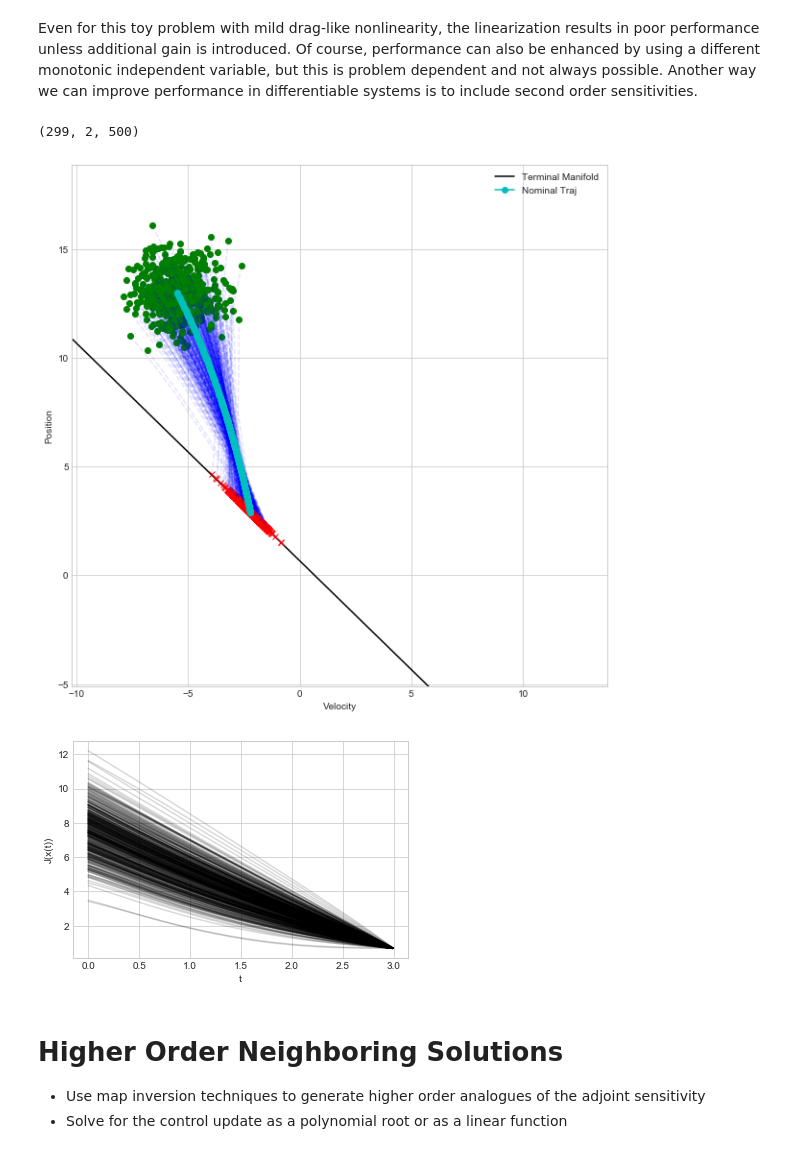
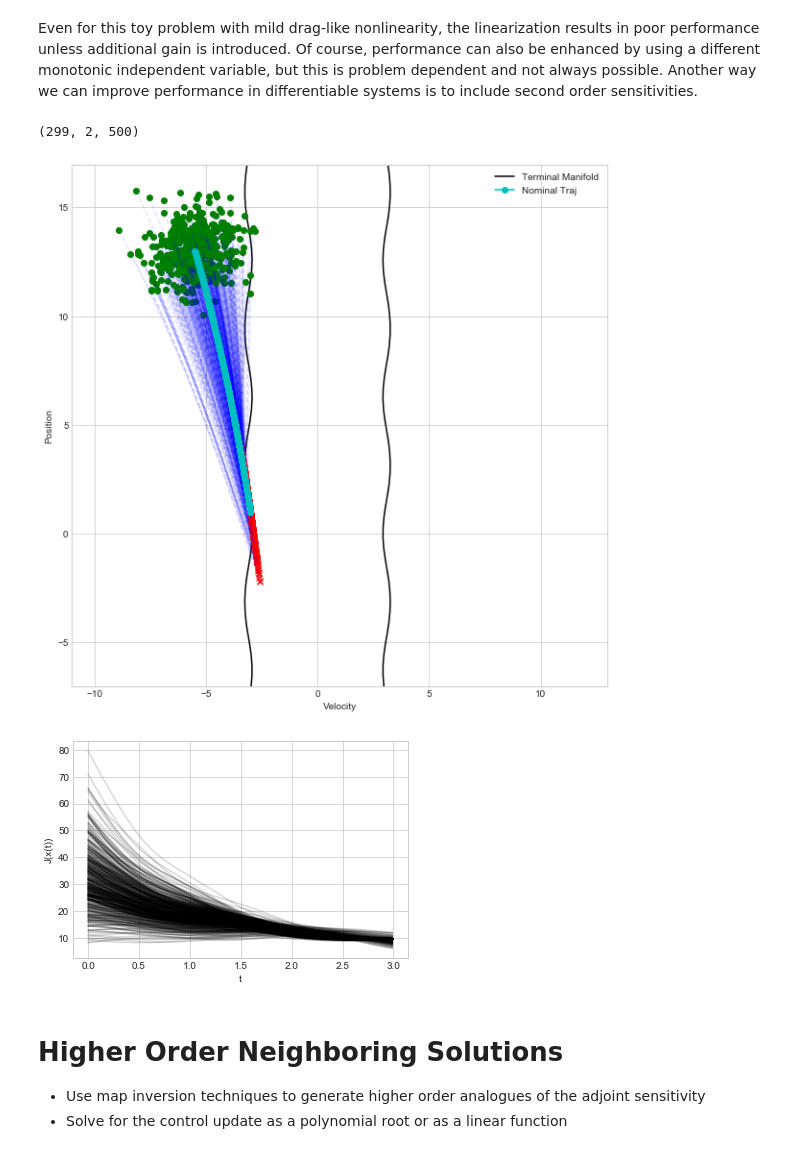
Before and after one commit to CDNoyes/EDL-Py, a Jupyter notebook: Sensitivity.ipynb, the cells around one changed output. Drawn from its saved outputs; the diff is of its cells as text; code cells hidden in the pictures.

```diff
--- a/Sensitivity.ipynb
+++ b/Sensitivity.ipynb
@@ -22,10 +22,10 @@ from scipy.integrate import odeint
 Compare forward sensitivity using DA+RK4 implementation with adjoint sensitivity, demostrating that they indeed produce the same information.
 # %%
 # Problem Data
-def dynamics(x, t, a, u=lambda t,x,a: 0, sqrt=pa.sqrt):
+def dynamics(x, t, a, u=lambda t,x,a: 0, math_module=pa):
     dx = np.zeros_like(x, dtype=type(a))
     dx[0] = x[1]
-    dx[1] = -a*x[1]*sqrt(1e-5+x[1]**2) + u(t,x,a)
+    dx[1] = -a*x[1]*math_module.sqrt(1e-5+x[1]**2) + u(t,x,a)
     return dx
 
 def jacobian(x, a):
@@ -34,8 +34,8 @@ def jacobian(x, a):
 tf = 3
 t = np.linspace(0, tf, 300)
 
-x0 = [13, -5.5, 0, 0]
-a = 0.09
+a = 0.05
+x0 = [13, -5.5, a, 0]
 # %% [markdown]
 Differential algebra solution
 # %%
@@ -188,17 +239,24 @@ def Obj(xf):
 #     return xf[0]  # match position
 #     return xf[1]  # match velocity
 #     return xf[0]*xf[1]
-    return xf[0] + xf[1]
+#     return xf[0] + xf[1]
+    f = xf[0]
+    g = xf[1]
+
+    if np.ndim(xf)>1:
+        return np.cos(f) + g**2
+    else:
+        return pa.cos(f) + g**2
 
 Xf = da.make([x[-1,0],x[-1,1], a, 0], names, 2)
 dJdx = da.gradient(Obj(Xf), names)
 Jxx = da.hessian(Obj(Xf), names)
 C = np.dot(dJdx, stmf)
 px = np.array([np.dot(C, si) for si in stmi])
-# pu1 = np.array( [np.trapz(x=t[i:], y=px[i:, 1]) for i in range(t.size)])
+pu1 = np.array( [np.trapz(x=t[i:], y=px[i:, 1]) for i in range(t.size)])
 pu = px[:,3]
-# plt.plot(t, pu1, label='Adjoint')
-# plt.plot(t, pu, '--', label='STM based')
-# plt.legend()
+plt.plot(t, pu1, label='Adjoint')
+plt.plot(t, pu, '--', label='STM based')
+plt.legend()
 controller = TPC(t, x[:,:2], np.zeros_like(t), a, 1*px[:,:3], pu)  # The costates passed here determine the objective
-sat_controller = lambda t,x,a: np.clip(controller(t,x,a), -3, 3)
+sat_controller = lambda t,x,a: np.clip(controller(t,x,a), -10, 10)
@@ -213,7 +273,7 @@ plt.plot(x.T[0], x.T[1], label='ref')
 X,Y = np.meshgrid(x[-1,0] + np.linspace(-1,1)*3,x[-1,1] + np.linspace(-1,1)*3)
 plt.contour(X, Y, Obj([X,Y]), [Obj(x[-1])], colors='k',alpha=1)
 
-for delta_a, label in zip([-0.05,  0.05], ["-","+"]):
+for delta_a, label in zip([-0.015,  0.015], ["-","+"]):
     xnew = odeint(dynamics, x0[:2], t, args=(a+delta_a, sat_controller))
     unew = [sat_controller(ti, xi, a+delta_a) for ti,xi in zip(t,xnew)]
 
@@ -247,36 +307,36 @@ X,Y = np.meshgrid(x[-1,0] + np.linspace(-1,2)*8,x[-1,1] + np.linspace(-1,2)*8)
 plt.contour(Y, X, Obj([X,Y]), [Obj(x[-1])], colors='k',alpha=1)
 plt.plot(0,0,'k', label="Terminal Manifold") # Just for the label
 
 x0_mc = np.random.multivariate_normal(x0[:2], np.diag([1,1]), 500).T
-x_mc = RK4(dynamics, x0_mc, t, args=(a, sat_controller, np.sqrt))[:-1]
+x_mc = RK4(dynamics, x0_mc, t, args=(a, sat_controller, np))[:-1]
 print(x_mc.shape)
 
 for xnew in np.transpose(x_mc, (2,0,1)):
     plt.figure(1)
     plt.plot(xnew.T[1], xnew.T[0], 'b--', alpha=0.1)
     plt.plot(xnew[0,1], xnew[0,0], 'go') # IC
     plt.plot(xnew[-1,1], xnew[-1,0], 'rx')  # FC
 
 
     plt.figure(3)
     plt.plot(t[:-1], Obj(xnew.T), 'k',alpha=0.15)
     plt.ylabel("J(x(t))")
     plt.xlabel('t')
 
 #     plt.figure(2)
 #     plt.plot(t, unew)
 #     plt.xlabel('Time')
 #     plt.ylabel('Control')
 plt.figure(1)
 plt.plot(x.T[1], x.T[0], 'c-o', label='Nominal Traj')
 plt.ylabel("Position")
 plt.xlabel("Velocity")
 plt.legend()
 plt.show()
 # %% [output]
 (299, 2, 500)
-[figure, old version]
+[figure, new version]
-[figure, old version]
+[figure, new version]
 # %% [markdown]
 # Higher Order Neighboring Solutions
 
```
Also changed, not shown: parts of 22 cells of this notebook.
